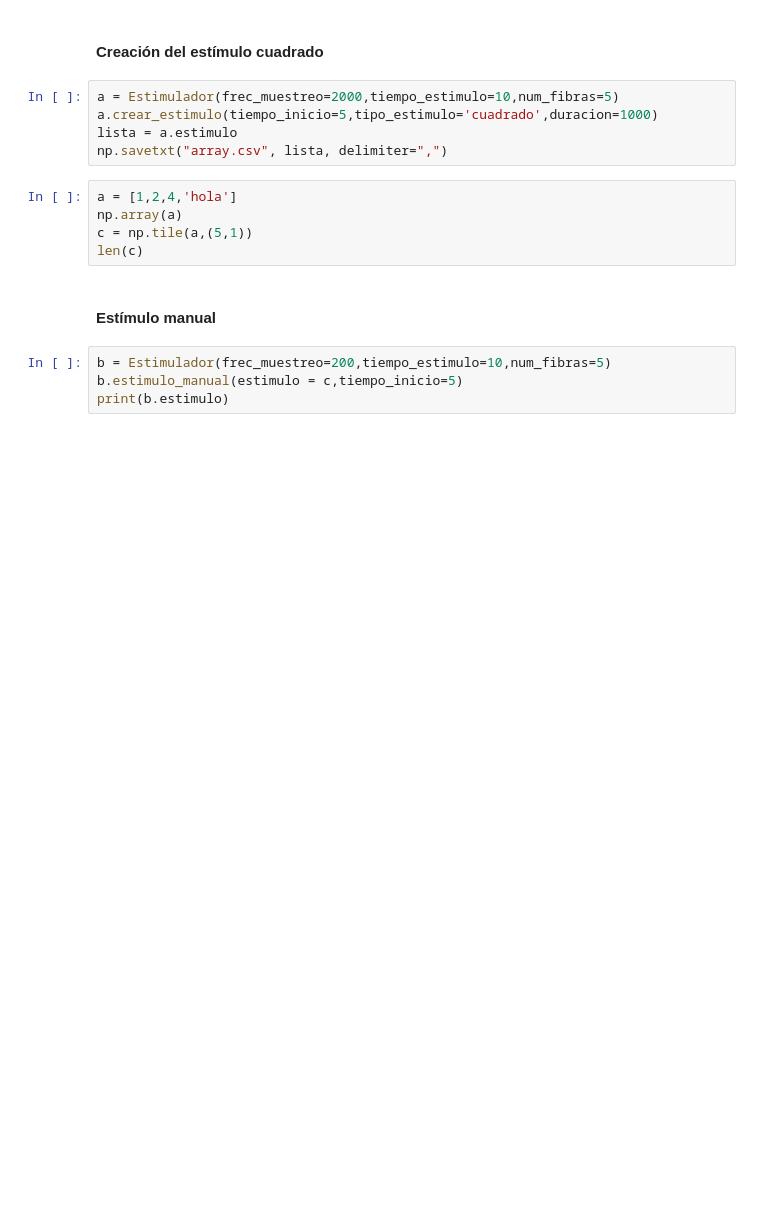
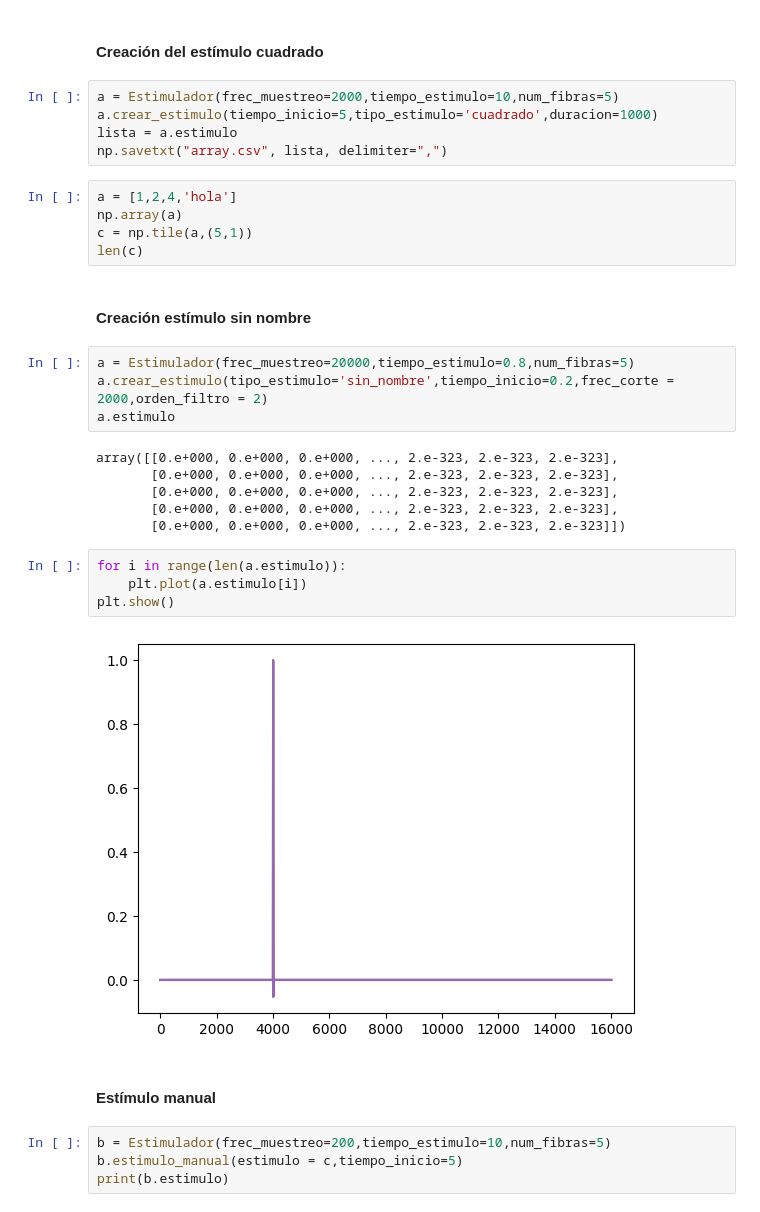
Before and after one commit to rmserra/proyecto-de-graduacion, a Jupyter notebook: modelo_poo.ipynb, the cells around one changed output. Cells and saved outputs as stored; diff of their text form; blank space fills up the shorter version.

Commit message:
Creo metodo sin nombre para clase Estimulador

```diff
--- a/modelo_poo.ipynb
+++ b/modelo_poo.ipynb
@@ -779,6 +838,24 @@ a = [1,2,4,'hola']
 np.array(a)
 c = np.tile(a,(5,1))
 len(c)
+# %% [markdown]
+#### <stan style = "color : orange ">Creación estímulo sin nombre  </stan>
+# %%
+a = Estimulador(frec_muestreo=20000,tiempo_estimulo=0.8,num_fibras=5)
+a.crear_estimulo(tipo_estimulo='sin_nombre',tiempo_inicio=0.2,frec_corte = 2000,orden_filtro = 2)
+a.estimulo
+# %% [output]
+array([[0.e+000, 0.e+000, 0.e+000, ..., 2.e-323, 2.e-323, 2.e-323],
+       [0.e+000, 0.e+000, 0.e+000, ..., 2.e-323, 2.e-323, 2.e-323],
+       [0.e+000, 0.e+000, 0.e+000, ..., 2.e-323, 2.e-323, 2.e-323],
+       [0.e+000, 0.e+000, 0.e+000, ..., 2.e-323, 2.e-323, 2.e-323],
+       [0.e+000, 0.e+000, 0.e+000, ..., 2.e-323, 2.e-323, 2.e-323]])
+# %%
+for i in range(len(a.estimulo)):
+    plt.plot(a.estimulo[i])
+plt.show()
+# %% [output]
+[figure, added]
 # %% [markdown]
 #### <stan style = "color : orange ">Estímulo manual  </stan>
 # %%
```
Also changed, not shown: parts of 2 cells of this notebook, 1 other file.
